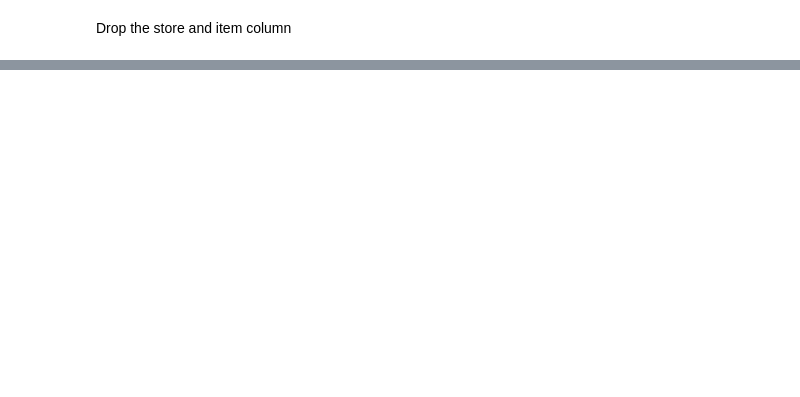
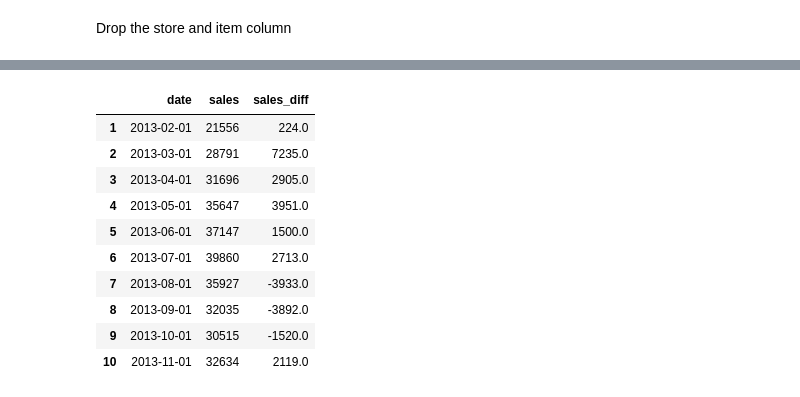
Before and after one commit to Avisineth/Sale_Forecast-2013-2017, a Jupyter notebook: Sales_Forecast.ipynb, the cells around one changed output, grey strips where cells are left out. Saved outputs shown, nothing was run; the diff lists cells and outputs as text; code cells hidden in the pictures; blank space fills up the shorter version.

```diff
--- a/Sales_Forecast.ipynb
+++ b/Sales_Forecast.ipynb
@@ -60,0 +103,16 @@ memory usage: 13.9+ MB
+# %%
+monthly_data['sales_diff'] = monthly_data['sales'].diff()
+monthly_data = monthly_data.dropna()
+monthly_data.head(10)
+# %% [output]
+|  | date | sales | sales_diff |
+| 1 | 2013-02-01 | 21556 | 224.0 |
+| 2 | 2013-03-01 | 28791 | 7235.0 |
+| 3 | 2013-04-01 | 31696 | 2905.0 |
+| 4 | 2013-05-01 | 35647 | 3951.0 |
+| 5 | 2013-06-01 | 37147 | 1500.0 |
+| 6 | 2013-07-01 | 39860 | 2713.0 |
+| 7 | 2013-08-01 | 35927 | -3933.0 |
+| 8 | 2013-09-01 | 32035 | -3892.0 |
+| 9 | 2013-10-01 | 30515 | -1520.0 |
+| 10 | 2013-11-01 | 32634 | 2119.0 |
```
Also changed, not shown: parts of 8 cells of this notebook.
